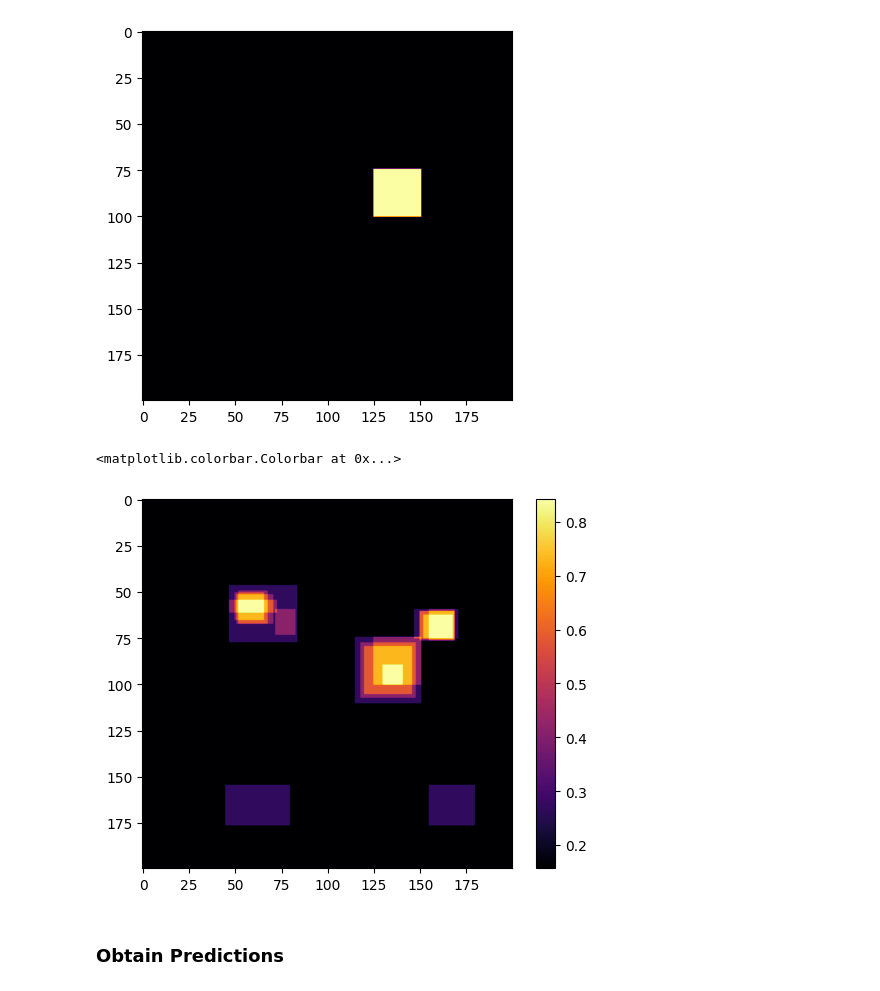
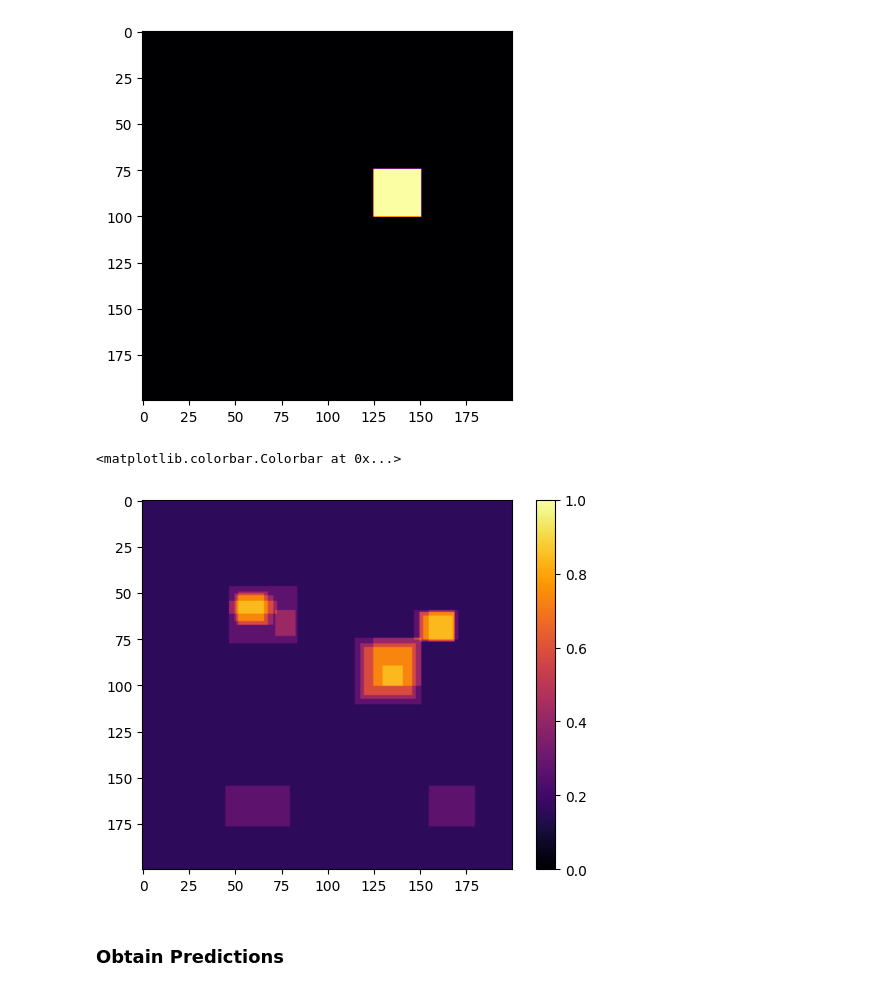
Before and after one commit to OKKM-insights/backend, a Jupyter notebook: prototyping/consensus_model.ipynb, the cells around one changed output. Drawn from its saved outputs; the diff is of its cells as text; code cells hidden in the pictures.

```diff
--- a/prototyping/consensus_model.ipynb
+++ b/prototyping/consensus_model.ipynb
@@ -151,32 +151,32 @@ plt.imshow(icm.likelihoods, cmap='inferno')
 # %%
 icm = ImageClassMeasure("airplane")
 label_groups = [[labels[0],
                 labels[1],
                 labels[2],
                 labels[3]],
                 [labels[4],
                 labels[5],
                 labels[6],
                 labels[7]],
                 [labels[8],
                 labels[9],
                 labels[10]],
                 [labels[11],
                 labels[12],
                 labels[13]],
                 [labels[14],
                 labels[15],
                 labels[16],
                 labels[17]],]
 for group in label_groups:
     update_label_likelihood(icm, group, [0,0, len(icm.likelihoods[0]), len(icm.likelihoods)])
 
 update_label_confidence(icm, [0,0, len(icm.likelihoods[0]), len(icm.likelihoods)])
-plt.imshow(icm.likelihoods, cmap='inferno')
+plt.imshow(icm.likelihoods, cmap='inferno', vmin=0, vmax=1)
 plt.colorbar()
 # %% [output]
 <matplotlib.colorbar.Colorbar at 0x...>
-[figure, old version]
+[figure, new version]
 # %% [markdown]
 ### Obtain Predictions
 # %%
```
Also changed, not shown: parts of 6 cells of this notebook.
